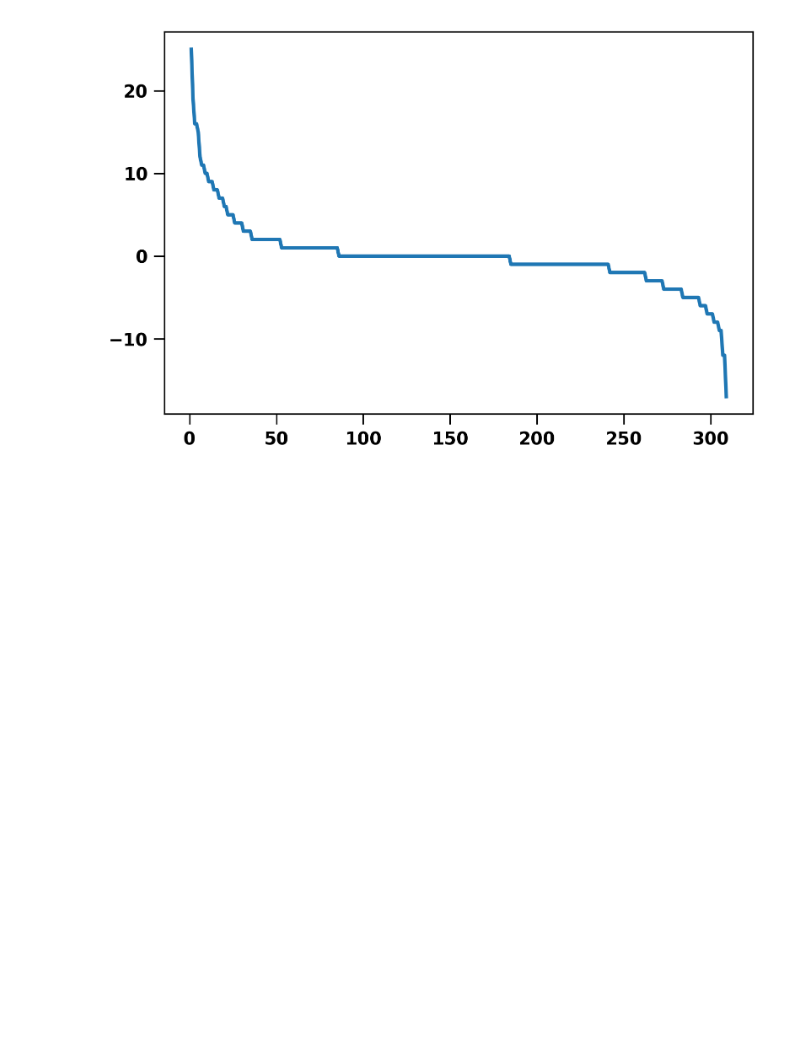
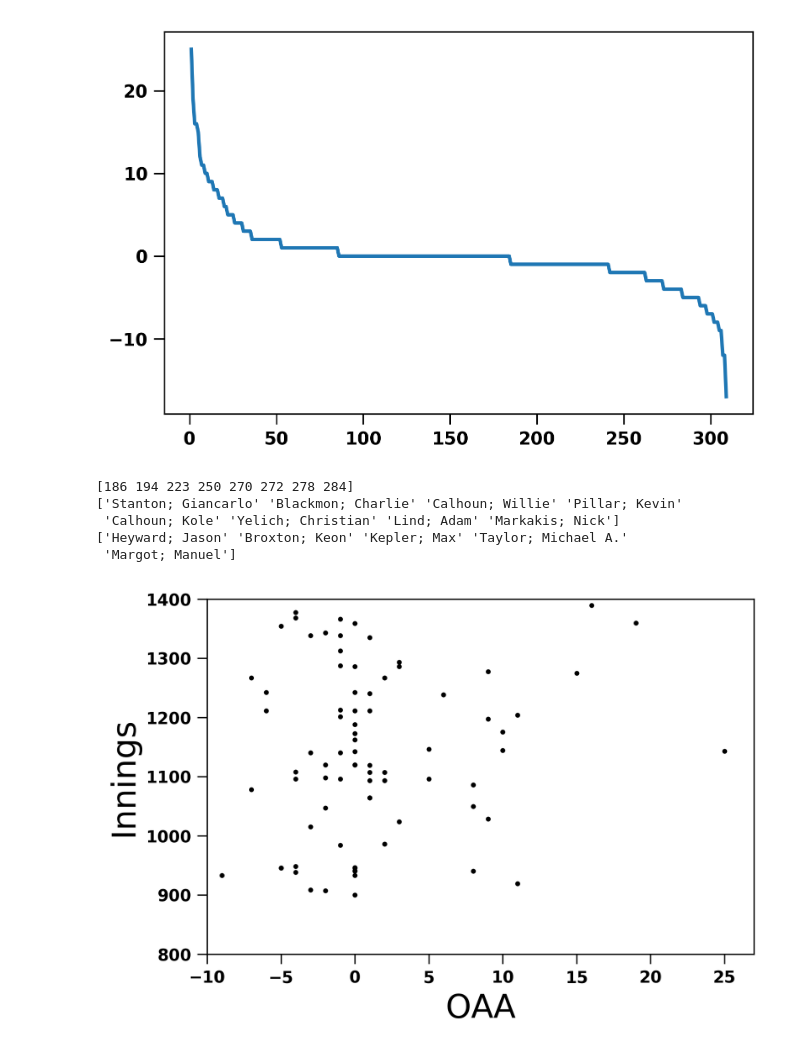
Before and after one commit to fantasy-toolz/2017-MLB-Analysis, a Jupyter notebook: stabilization_notebooks/44-Statcast-Fielding.ipynb, the cells around one changed output. Saved outputs shown, nothing was run; the diff lists cells and outputs as text; code cells hidden in the pictures; blank space fills up the shorter version.

```diff
--- a/stabilization_notebooks/44-Statcast-Fielding.ipynb
+++ b/stabilization_notebooks/44-Statcast-Fielding.ipynb
@@ -104 +107,24 @@ for pindx,player in enumerate(last_names):
+# %%
+plt.scatter(oaa,inn,color='black',s=4.)
+
+plt.ylabel('Innings',size=20)
+plt.xlabel('OAA',size=20)
+plt.axis([-10,27,800,1400])
+
+bad_field = np.where( (oaa < 0) & (inn > 1300))[0]
+
+print bad_field
+print(Field2017['Player'][bad_field])
+
+
+great_field = np.where( (oaa > 5) & (inn < 1100))[0]
+
+print(Field2017['Player'][great_field])
+# %% [output]
+[186 194 223 250 270 272 278 284]
+['Stanton; Giancarlo' 'Blackmon; Charlie' 'Calhoun; Willie' 'Pillar; Kevin'
+ 'Calhoun; Kole' 'Yelich; Christian' 'Lind; Adam' 'Markakis; Nick']
+['Heyward; Jason' 'Broxton; Keon' 'Kepler; Max' 'Taylor; Michael A.'
+ 'Margot; Manuel']
+[figure, added]
 # %%
```
Also changed, not shown: parts of 2 cells of this notebook.
